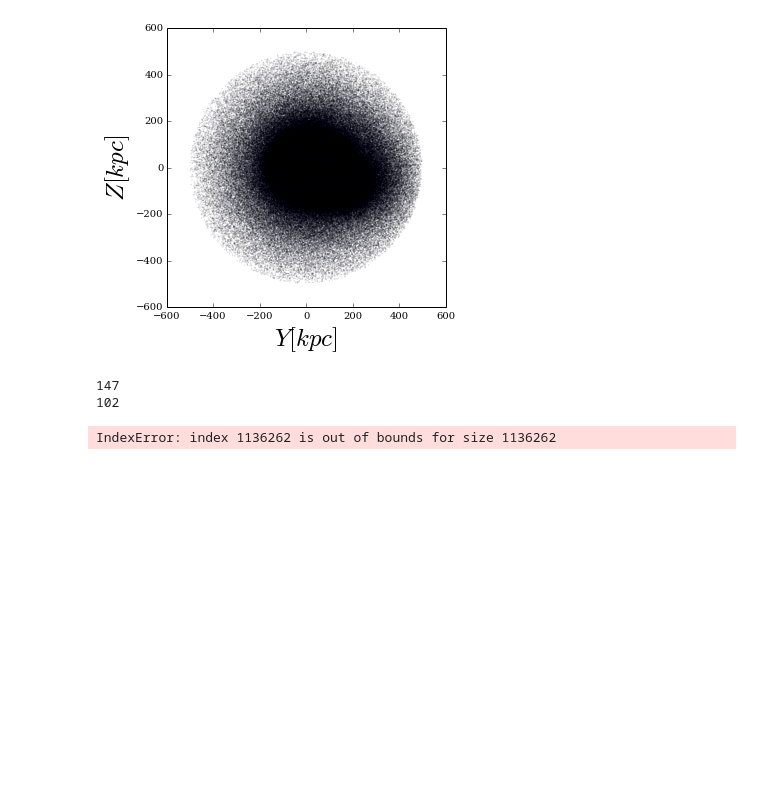
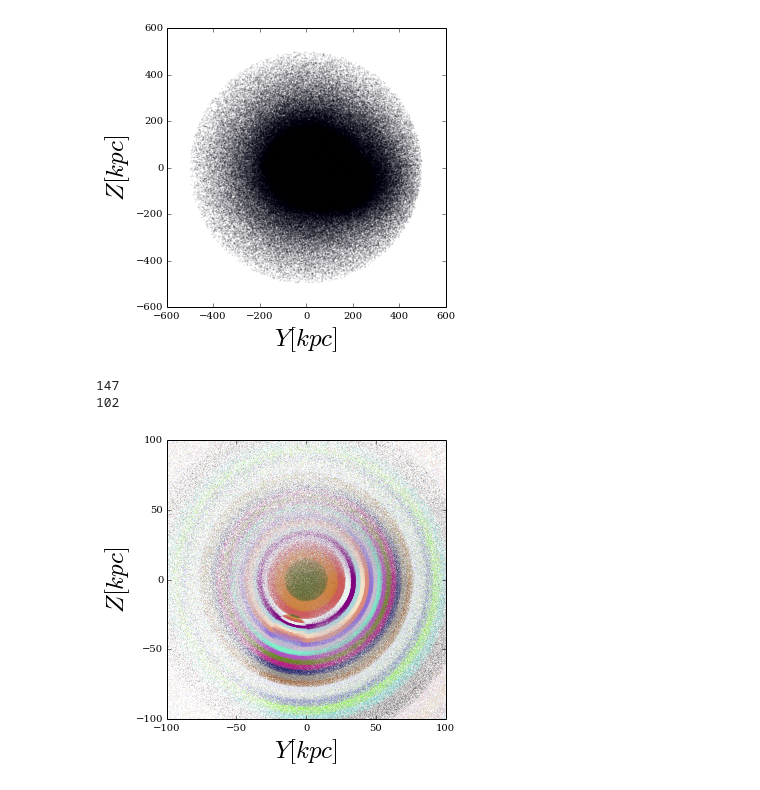
Before and after one commit to jngaravitoc/LMC-MW, a Jupyter notebook: code/SCF/Potential_Masked_LMC-MW.ipynb, the cells around one changed output. Cells and saved outputs as stored; diff of their text form; code cells hidden in the pictures; blank space fills up the shorter version.

```diff
--- a/code/SCF/Potential_Masked_LMC-MW.ipynb
+++ b/code/SCF/Potential_Masked_LMC-MW.ipynb
@@ -235,22 +268,24 @@ print(np.random.randint(147))
 102
 # %%
 #print(min(np.abs(All_all_pot[index_cut])), max(np.abs(All_all_pot[index_cut])))
-pot_cuts_all = np.linspace(min(np.abs(All_all_pot[index_cut])), max(np.abs(All_all_pot[index_cut])), 40)
+pot_cuts_all = np.linspace(min(np.abs(pot_All_All_cut)), max(np.abs(pot_All_All_cut)), 40)
 
 #print(pot_cuts)
 figure(figsize=(5,5))
 for i in range(1,40):
-    index_c = np.where((np.abs(All_all_pot[index_cut])<pot_cuts_all[i]) &
-                       (np.abs(All_all_pot[index_cut])>pot_cuts_all[i-1]))[0]
+    index_c = np.where((np.abs(pot_All_All_cut)<pot_cuts_all[i]) &
+                       (np.abs(pot_All_All_cut)>pot_cuts_all[i-1]))[0]
     #print(len(index_c))
     plt.scatter(All_posy[index_c], All_posz[index_c],
                 c=colors[np.random.randint(147)], edgecolors='none', s=0.1)
 
 xlabel('$Y[kpc]$', fontsize=25)
 ylabel('$Z[kpc]$', fontsize=25)
+xlim(-100, 100)
+ylim(-100, 100)
 savefig('All_pot_MWf.png', bbox_inches='tight')
 # %% [output]
-IndexError: index 1136262 is out of bounds for size 1136262
+[figure, added]
 # %%
 print pot_MW_out[0]
 print MW_pot[0] * pot_factor
```
Also changed, not shown: parts of 11 cells of this notebook.
